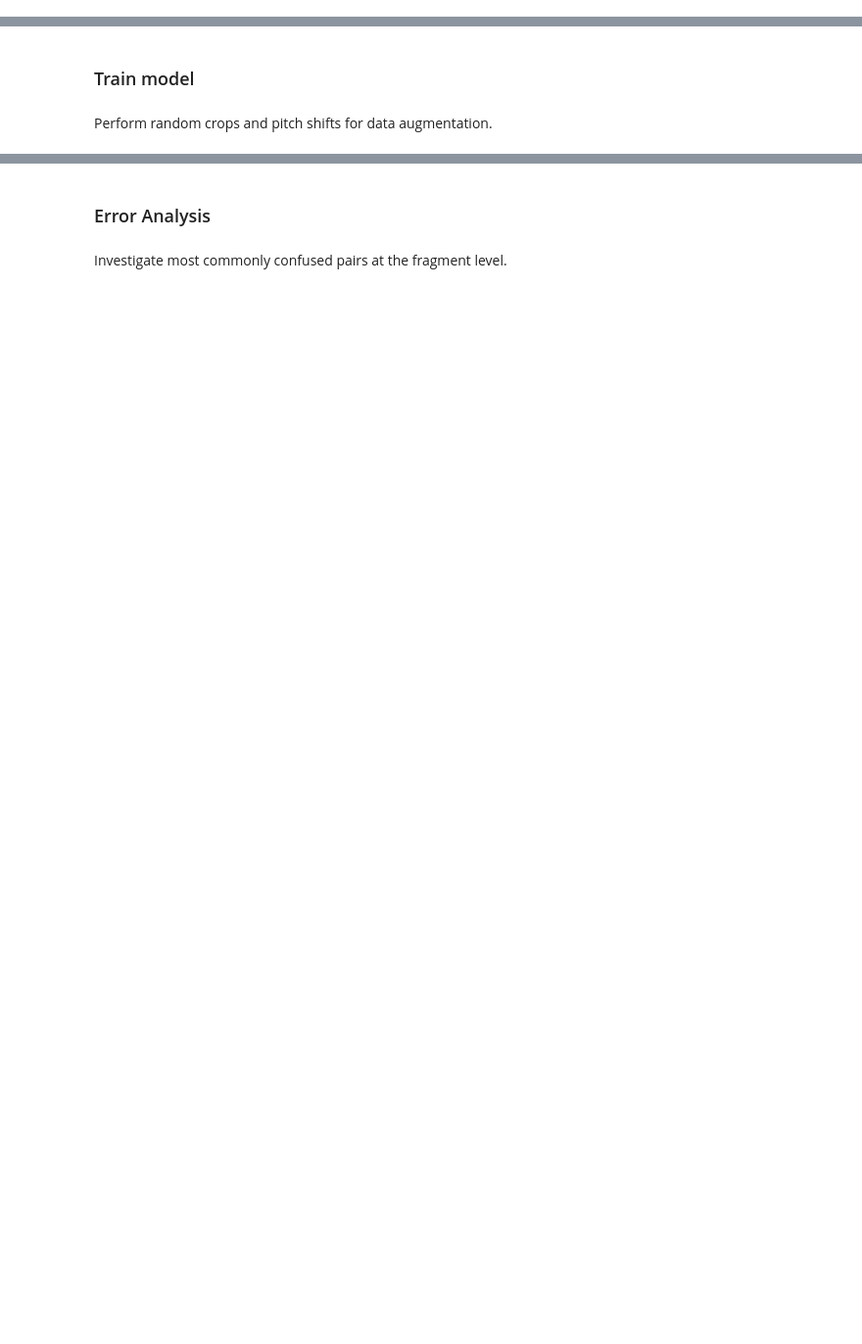
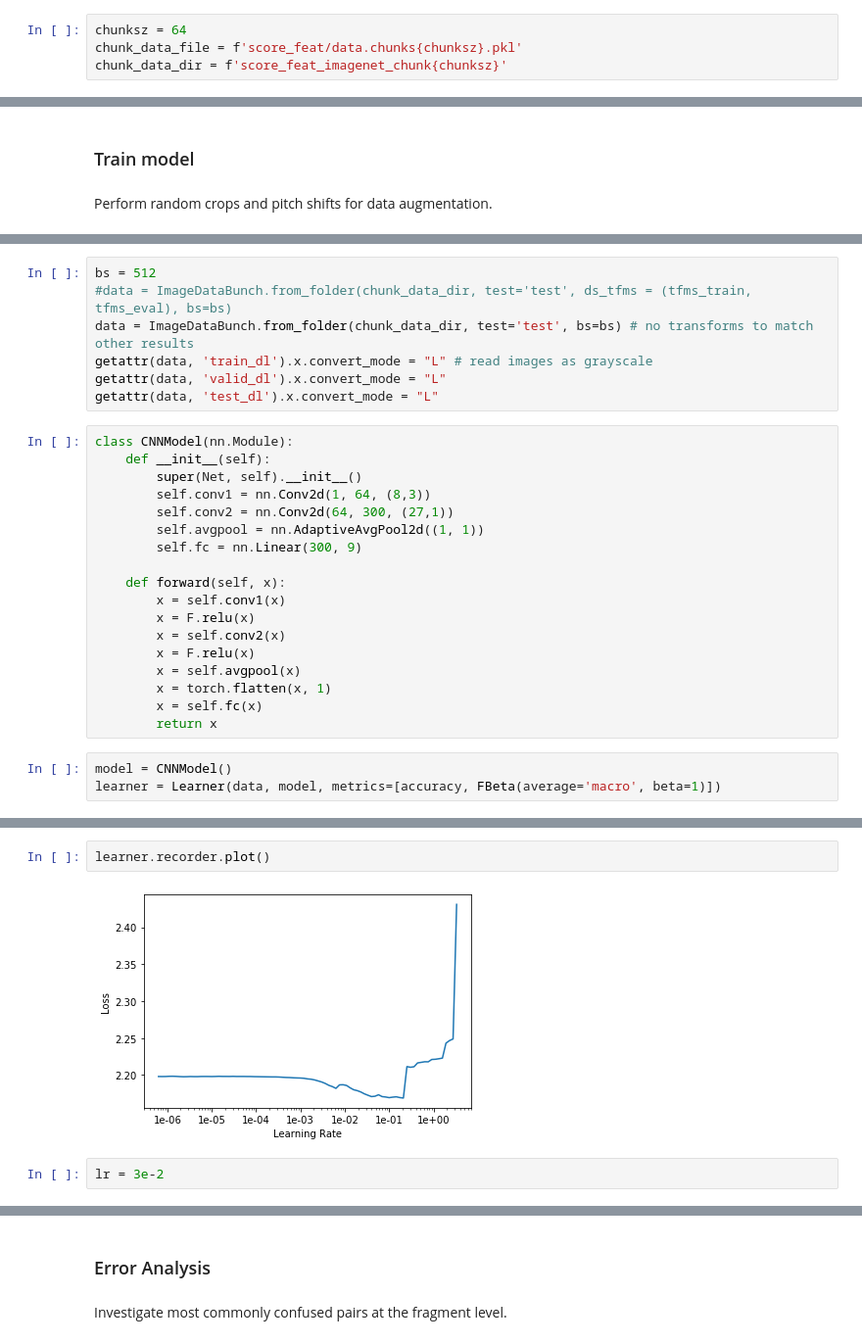
Before and after one commit to tjtsai/PianoStyleEmbedding, a Jupyter notebook: 06_cnn.ipynb, the cells around one changed output, grey strips where cells are left out. Shown at 98% size. Cells and saved outputs as stored; diff of their text form; blank space fills up the shorter version.

Commit message:
Initial results with CNN model.  Updated 06_cnn.ipynb with new CNN architecture, code for evaluating model on original page classification task, and cleaned up code.

```diff
--- a/06_cnn.ipynb
+++ b/06_cnn.ipynb
@@ -47 +49,5 @@ data_dir = 'score_feat_imagenet'
+# %%
+chunksz = 64
+chunk_data_file = f'score_feat/data.chunks{chunksz}.pkl'
+chunk_data_dir = f'score_feat_imagenet_chunk{chunksz}'
 # %%
@@ -195,0 +118,28 @@ learn.fit(3, lr=3e-3)
+# %%
+bs = 512
+#data = ImageDataBunch.from_folder(chunk_data_dir, test='test', ds_tfms = (tfms_train, tfms_eval), bs=bs)
+data = ImageDataBunch.from_folder(chunk_data_dir, test='test', bs=bs) # no transforms to match other results
+getattr(data, 'train_dl').x.convert_mode = "L" # read images as grayscale
+getattr(data, 'valid_dl').x.convert_mode = "L"
+getattr(data, 'test_dl').x.convert_mode = "L"
+# %%
+class CNNModel(nn.Module):
+    def __init__(self):
+        super(Net, self).__init__()
+        self.conv1 = nn.Conv2d(1, 64, (8,3))
+        self.conv2 = nn.Conv2d(64, 300, (27,1))
+        self.avgpool = nn.AdaptiveAvgPool2d((1, 1))
+        self.fc = nn.Linear(300, 9)
+
+    def forward(self, x):
+        x = self.conv1(x)
+        x = F.relu(x)
+        x = self.conv2(x)
+        x = F.relu(x)
+        x = self.avgpool(x)
+        x = torch.flatten(x, 1)
+        x = self.fc(x)
+        return x
+# %%
+model = CNNModel()
+learner = Learner(data, model, metrics=[accuracy, FBeta(average='macro', beta=1)])
@@ -195,0 +151,6 @@ learn.fit(3, lr=3e-3)
+# %%
+learner.recorder.plot()
+# %% [output]
+[figure, added]
+# %%
+lr = 3e-2
```
Also changed, not shown: parts of 76 cells of this notebook, 1 other file.
